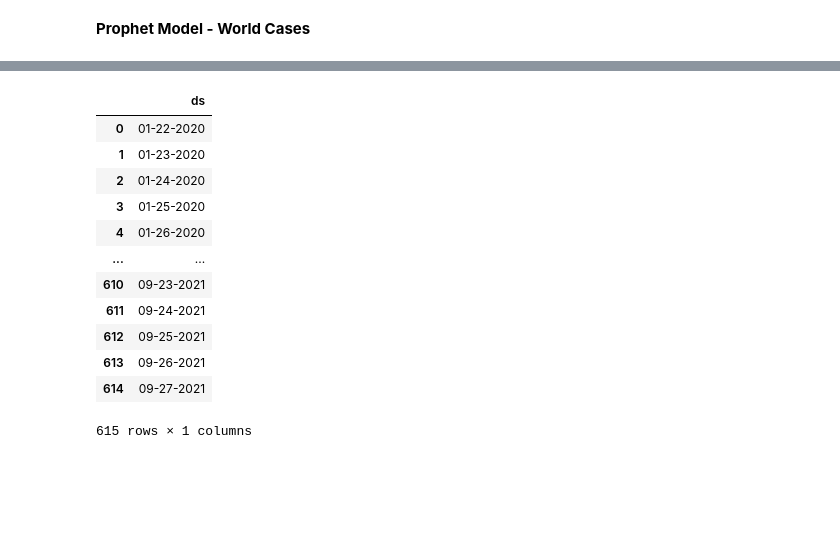
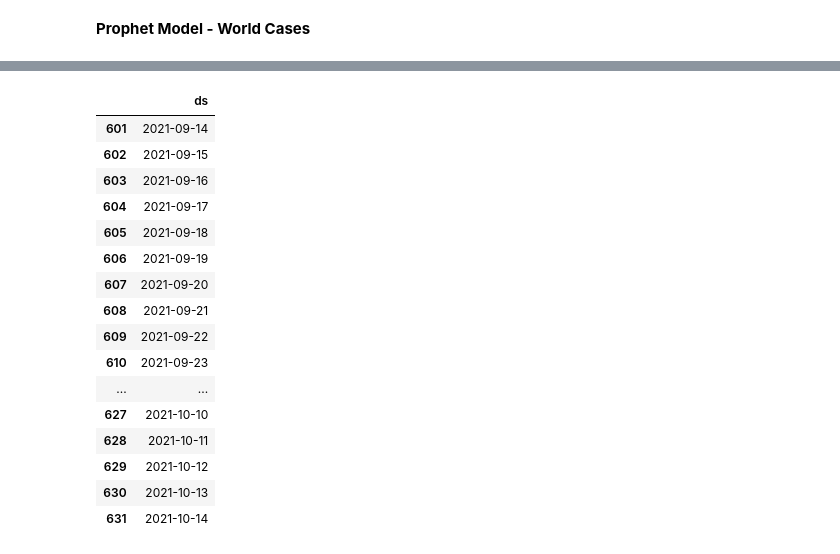
Before and after one commit to dvh549/Data_Mining, a Jupyter notebook: Covid_19_Prophet.ipynb, the cells around one changed output, grey strips where cells are left out. Cells and saved outputs as stored; diff of their text form; code cells hidden in the pictures; blank space fills up the shorter version.

```diff
--- a/Covid_19_Prophet.ipynb
+++ b/Covid_19_Prophet.ipynb
@@ -439,0 +443,3 @@ df
+# %%
+df_test = df.loc[601:]
+df_test
@@ -449,21 +492,25 @@ INFO:prophet:Disabling daily seasonality. Run prophet with daily_seasonality=Tru
 # %%
 future = pd.DataFrame(columns=['ds'])
 #future['ds'] = new_future_dates
-my_future_forecast_dates = [date.replace('/','-') for date in future_forecast_dates]
-future['ds'] = my_future_forecast_dates
+#my_future_forecast_dates = [date.replace('/','-') for date in future_forecast_dates]
+future['ds'] = df_test['ds'].copy()
 
 future
 # %% [output]
 |  | ds |
-| 0 | 01-22-2020 |
-| 1 | 01-23-2020 |
-| 2 | 01-24-2020 |
-| 3 | 01-25-2020 |
-| 4 | 01-26-2020 |
+| 601 | 2021-09-14 |
+| 602 | 2021-09-15 |
+| 603 | 2021-09-16 |
+| 604 | 2021-09-17 |
+| 605 | 2021-09-18 |
+| 606 | 2021-09-19 |
+| 607 | 2021-09-20 |
+| 608 | 2021-09-21 |
+| 609 | 2021-09-22 |
+| 610 | 2021-09-23 |
 | ... | ... |
-| 610 | 09-23-2021 |
-| 611 | 09-24-2021 |
-| 612 | 09-25-2021 |
-| 613 | 09-26-2021 |
-| 614 | 09-27-2021 |
+| 627 | 2021-10-10 |
+| 628 | 2021-10-11 |
+| 629 | 2021-10-12 |
+| 630 | 2021-10-13 |
+| 631 | 2021-10-14 |
-615 rows × 1 columns
```
Also changed, not shown: parts of 36 cells of this notebook.
